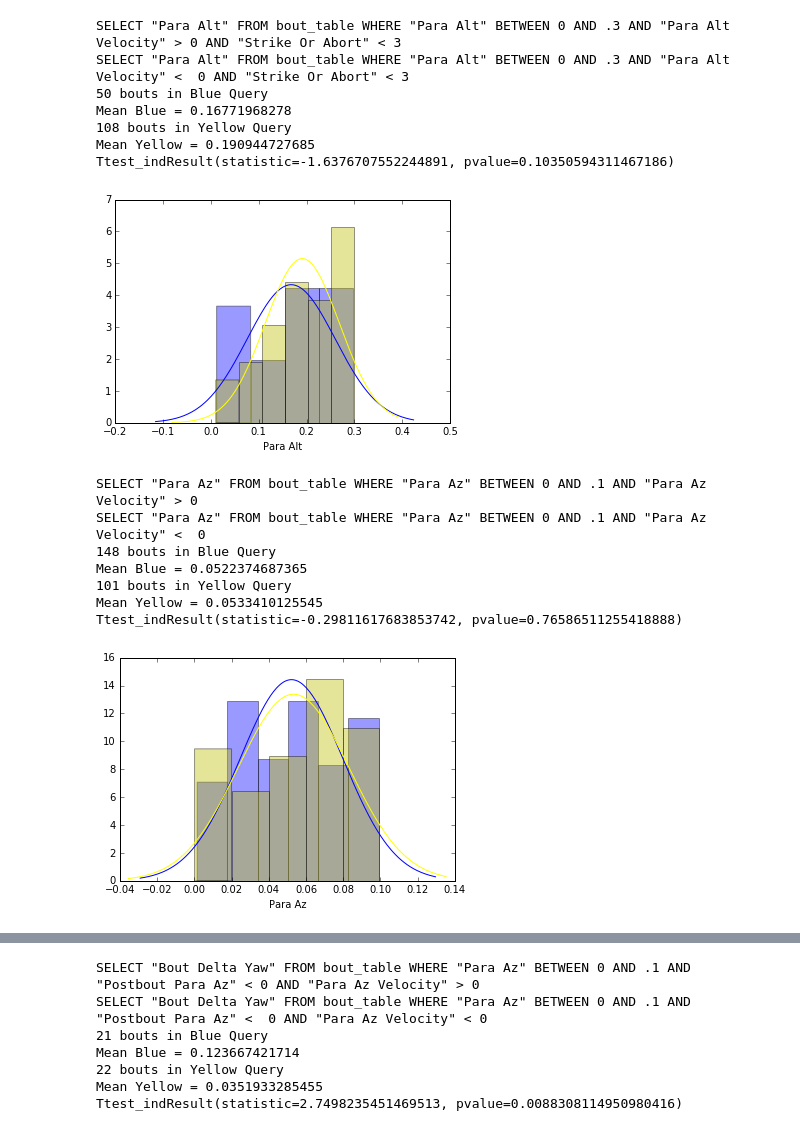
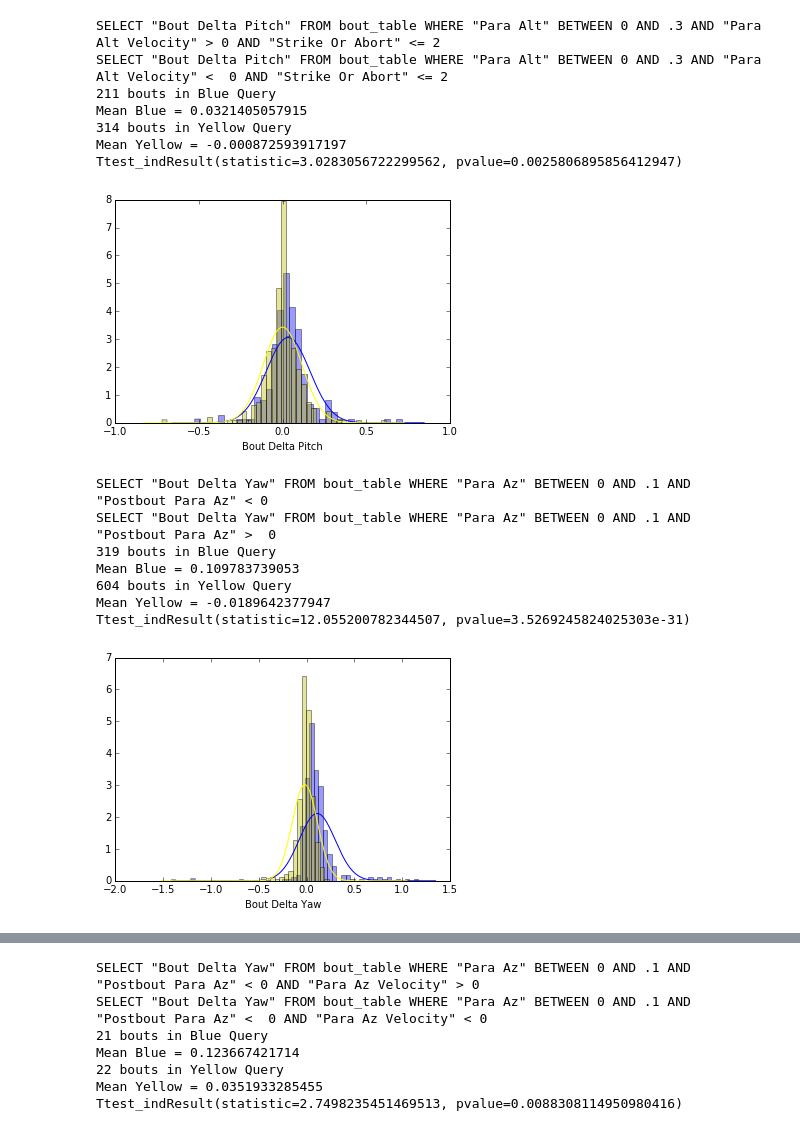
Before and after one commit to elifesciences-publications/PreycapMaster, a Jupyter notebook: BDB_Plot.ipynb, the cells around one changed output, grey strips where cells are left out. Cells and saved outputs as stored; diff of their text form; code cells hidden in the pictures.

```diff
--- a/BDB_Plot.ipynb
+++ b/BDB_Plot.ipynb
@@ -10,9 +11,9 @@ import warnings
 warnings.filterwarnings('ignore')
 # %%
-fish_id = "091418_bdb"
-#file_id = "bdb_hunts_inverted.bdb"
-file_id = "bdb_hunts.bdb"
+fish_id = "wik_bdb"
+file_id = "bdb_hunts_inverted.bdb"
+file_id_raw = "bdb_hunts.bdb"
 bdsim = BayesDB_Simulator(fish_id, file_id, -1)
-#data = pd.read_csv('091418_bdb/huntbouts_inverted.csv')
-data = pd.read_csv('091418_bdb/all_huntbouts.csv')
-#nac_data = pd.read_csv('huntbouts_rad.csv')
+data = pd.read_csv('wik_bdb/huntbouts_inverted.csv')
+data_raw = pd.read_csv('wik_bdb/all_huntbouts_rev.csv')
+bdsim_raw = BayesDB_Simulator(fish_id, file_id_raw, -1)
@@ -19,29 +98,30 @@ data = pd.read_csv('091418_bdb/all_huntbouts.csv')
 # %%
-two_p = bdsim.compare_2_queries('"Para Alt"',
-                                '"Para Alt" BETWEEN 0 AND .3 AND "Para Alt Velocity" > 0 AND "Strike Or Abort" < 3',
-                                '"Para Alt" BETWEEN 0 AND .3 AND "Para Alt Velocity" <  0 AND "Strike Or Abort" < 3', 1, 0)
+two_p = bdsim.compare_2_queries('"Bout Delta Pitch"',
+                                '"Para Alt" BETWEEN 0 AND .3 AND "Para Alt Velocity" > 0 AND "Strike Or Abort" <= 2',
+                                '"Para Alt" BETWEEN 0 AND .3 AND "Para Alt Velocity" <  0 AND "Strike Or Abort" <= 2',
+                                1, 0)
 pl.savefig('2VP.pdf')
 # %% [output]
-SELECT "Para Alt" FROM bout_table WHERE "Para Alt" BETWEEN 0 AND .3 AND "Para Alt Velocity" > 0 AND "Strike Or Abort" < 3
-SELECT "Para Alt" FROM bout_table WHERE "Para Alt" BETWEEN 0 AND .3 AND "Para Alt Velocity" <  0 AND "Strike Or Abort" < 3
-50 bouts in Blue Query
-Mean Blue = 0.16771968278
-108 bouts in Yellow Query
-Mean Yellow = 0.190944727685
-Ttest_indResult(statistic=-1.6376707552244891, pvalue=0.10350594311467186)
+SELECT "Bout Delta Pitch" FROM bout_table WHERE "Para Alt" BETWEEN 0 AND .3 AND "Para Alt Velocity" > 0 AND "Strike Or Abort" <= 2
+SELECT "Bout Delta Pitch" FROM bout_table WHERE "Para Alt" BETWEEN 0 AND .3 AND "Para Alt Velocity" <  0 AND "Strike Or Abort" <= 2
+211 bouts in Blue Query
+Mean Blue = 0.0321405057915
+314 bouts in Yellow Query
+Mean Yellow = -0.000872593917197
+Ttest_indResult(statistic=3.0283056722299562, pvalue=0.0025806895856412947)
-[figure, old version]
+[figure, new version]
 # %%
-two_p = bdsim.compare_2_queries('"Para Az"',
-                                '"Para Az" BETWEEN 0 AND .1 AND "Para Az Velocity" > 0',
-                                '"Para Az" BETWEEN 0 AND .1 AND "Para Az Velocity" <  0', 1, 0)
+two_p = bdsim.compare_2_queries('"Bout Delta Yaw"',
+                                '"Para Az" BETWEEN 0 AND .1 AND "Postbout Para Az" < 0',
+                                '"Para Az" BETWEEN 0 AND .1 AND "Postbout Para Az" >  0', 1, 0)
 # %% [output]
-SELECT "Para Az" FROM bout_table WHERE "Para Az" BETWEEN 0 AND .1 AND "Para Az Velocity" > 0
-SELECT "Para Az" FROM bout_table WHERE "Para Az" BETWEEN 0 AND .1 AND "Para Az Velocity" <  0
-148 bouts in Blue Query
-Mean Blue = 0.0522374687365
-101 bouts in Yellow Query
-Mean Yellow = 0.0533410125545
-Ttest_indResult(statistic=-0.29811617683853742, pvalue=0.76586511255418888)
+SELECT "Bout Delta Yaw" FROM bout_table WHERE "Para Az" BETWEEN 0 AND .1 AND "Postbout Para Az" < 0
+SELECT "Bout Delta Yaw" FROM bout_table WHERE "Para Az" BETWEEN 0 AND .1 AND "Postbout Para Az" >  0
+319 bouts in Blue Query
+Mean Blue = 0.109783739053
+604 bouts in Yellow Query
+Mean Yellow = -0.0189642377947
+Ttest_indResult(statistic=12.055200782344507, pvalue=3.5269245824025303e-31)
-[figure, old version]
+[figure, new version]
 # %%
 two_p = bdsim.compare_2_queries('"Bout Delta Yaw"',
```
Also changed, not shown: parts of 23 cells of this notebook, 5 other files.
